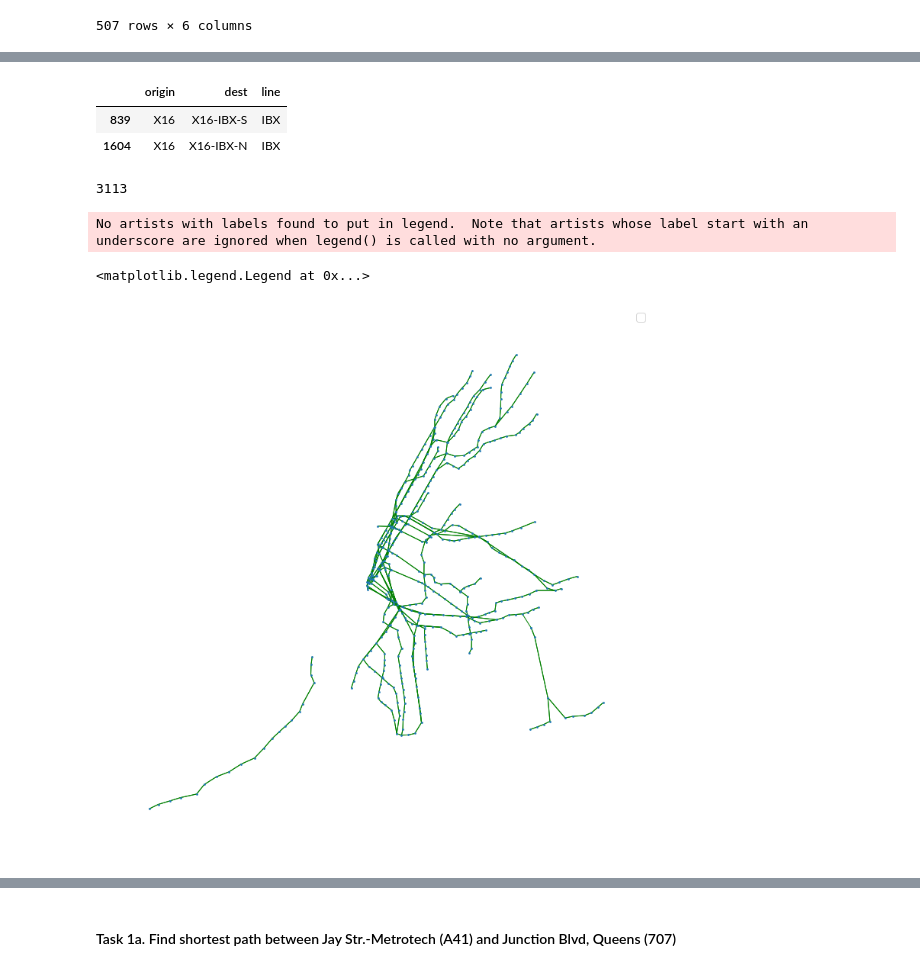
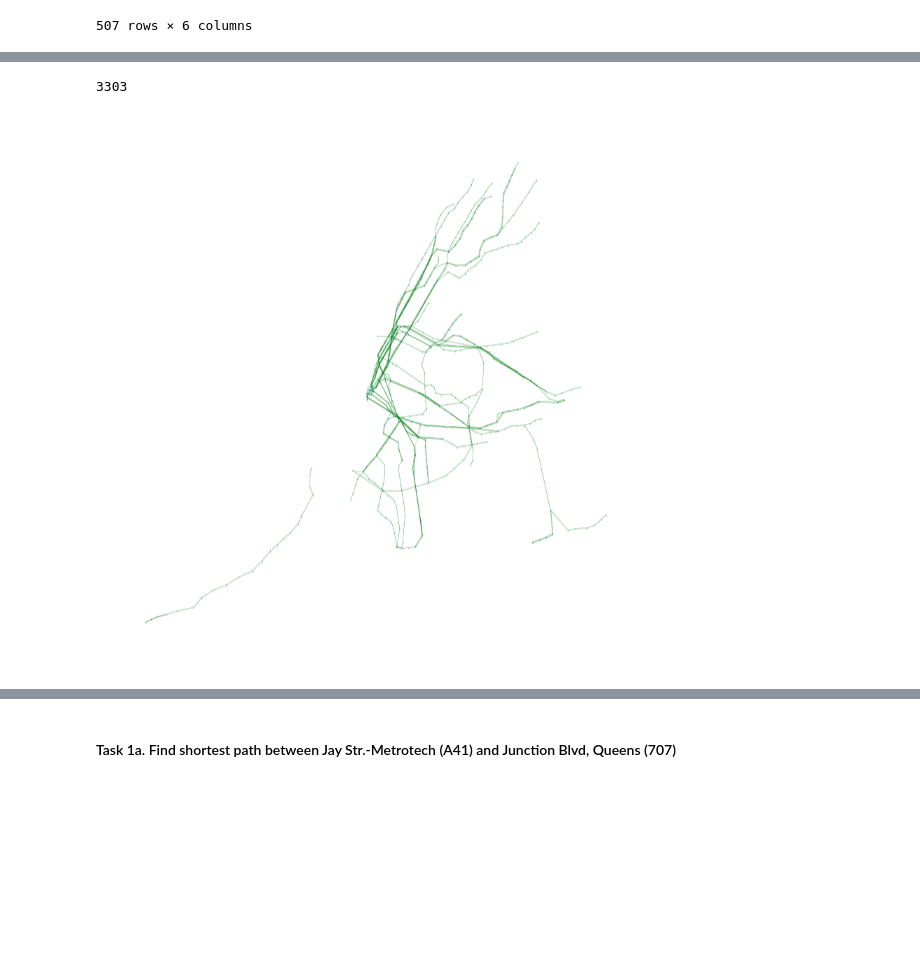
Before and after one commit to CUSPADS2022IBX/IBXRidership, a Jupyter notebook: Gabe's network stuff/subway_platform_network - wIBX.ipynb, the cells around one changed output, grey strips where cells are left out. Saved outputs shown, nothing was run; the diff lists cells and outputs as text; code cells hidden in the pictures; blank space fills up the shorter version.

Commit message:
added missing edges to the network

```diff
--- a/Gabe's network stuff/subway_platform_network - wIBX.ipynb
+++ b/Gabe's network stuff/subway_platform_network - wIBX.ipynb
@@ -30,7 +30,7 @@ Stations
 507 rows × 6 columns
 # %%
 #filter out Staten Island, as its rail network is unconnected with the rest of the network
-Stations = Stations.loc[Stations['boro'] != 'SI']
+#Stations = Stations.loc[Stations['boro'] != 'SI']
 # %%
 #Split the lines into multiple columns
 Stations = Stations.join(Stations['lines'].str.split(' ', expand=True)).rename({0:'line_1',1:'line_2',2:'line_3',3:'line_4'}, axis=1)
@@ -232,6 +195,6 @@ S_links
 # %%
 #drop links from Staten Island, concatenate Shuttle links back in (since they get dropped here)
-uLinks = uLinks.loc[(~uLinks['origin'].str.startswith('S')) | (~uLinks['dest'].str.startswith('S'))]
+# uLinks = uLinks.loc[(~uLinks['origin'].str.startswith('S')) | (~uLinks['dest'].str.startswith('S'))]
 
-uLinks = pd.concat([uLinks, S_links], ignore_index=True)
-uLinks
+# uLinks = pd.concat([uLinks, S_links], ignore_index=True)
+# uLinks
@@ -252,7 +201,7 @@ uLinks
 # %%
 #Also, we don't need a directed graph because we will incorporate that logic into the platforms, i.e. only northbound platforms can have an edge, but the direction of that edge
 #isn't important. If the northbound edges are actually going south geographically, it doesn't make a difference. So let's remove duplicate edges that are A-->B and B-->A
-uuLinks = uLinks[pd.DataFrame(np.sort(uLinks[['origin','dest']].values,1)).duplicated()].sort_values('origin')
+uuLinks = uLinks[~pd.DataFrame(np.sort(uLinks[['origin','dest']].values,1)).duplicated()].sort_values('origin')
 uuLinks.reset_index(inplace=True)
 uuLinks
 # %% [output]
@@ -291,8 +240,8 @@ uuLinks
 # %%
 i = 0
 for o, d in zip(uuLinks.origin, uuLinks.dest):
-    o_lines = Stations.loc[Stations['station_id'] == o,'line_'].str.split(' ').values[0]
-    d_lines = Stations.loc[Stations['station_id'] == d,'line_'].str.split(' ').values[0]
+    o_lines = Stations.loc[Stations['station_id'] == o,'line_'].str.strip().str.split(' ').values[0]
+    d_lines = Stations.loc[Stations['station_id'] == d,'line_'].str.strip().str.split(' ').values[0]
     common = [value for value in o_lines if value in d_lines]
     for lc in common:
         uuLinks.loc[uuLinks.index[i],lc] =1
@@ -505,6 +399,2 @@ nodes[nodes.station_id == 'X16']
 # %%
 edges[edges.origin == 'X16']
-# %% [output]
-|  | origin | dest | line |
-| 839 | X16 | X16-IBX-S | IBX |
-| 1604 | X16 | X16-IBX-N | IBX |
@@ -520,14 +412,10 @@ for i in edges.index:
 # %%
 len(uuNYCSubway.edges)
 # %% [output]
-3113
+3303
 # %%
 #visualize the subway newtork
-plt.figure(figsize = (10,10))
-nx.draw(NYCSubway,pos=StPos,with_labels=False,arrows=False,node_size=3,width=1,edge_color='green')
-#plt.plot(subSample.long, subSample.lat, 'o', color='red', label='unknown ridership locations')
-plt.legend(fontsize=15)
+plt.figure(figsize = (50,50))
+nx.draw(uuNYCSubway,pos=nodePos,with_labels=False,arrows=False,node_size=3,width=0.8,edge_color='green')
 # %% [output]
-No artists with labels found to put in legend.  Note that artists whose label start with an underscore are ignored when legend() is called with no argument.
-<matplotlib.legend.Legend at 0x...>
-[figure, old version]
+[figure, new version]
```
Also changed, not shown: parts of 36 cells of this notebook, 1 other file.
